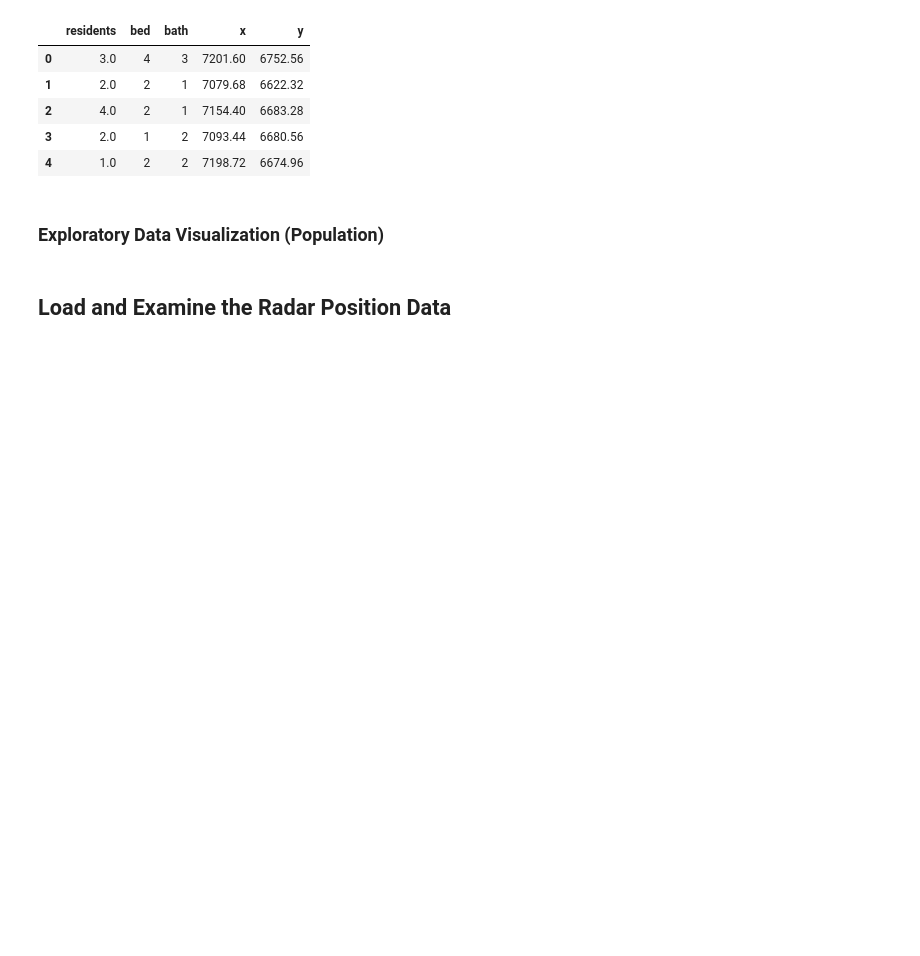
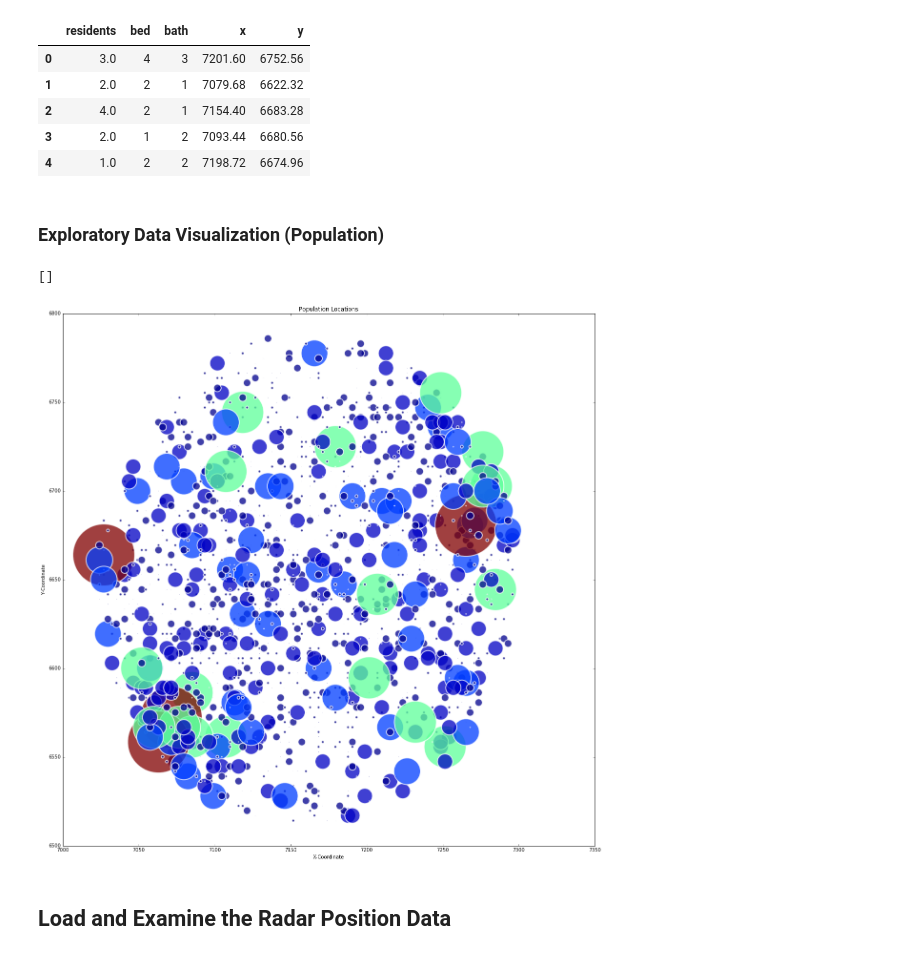
Before and after one commit to rickfarmer/harvard-cs-109a-data-science, a Jupyter notebook: Farmer_Rick_CS109A_Midterm.ipynb, the cells around one changed output. Saved outputs shown, nothing was run; the diff lists cells and outputs as text; code cells hidden in the pictures; blank space fills up the shorter version.

```diff
--- a/Farmer_Rick_CS109A_Midterm.ipynb
+++ b/Farmer_Rick_CS109A_Midterm.ipynb
@@ -104,6 +107,21 @@ First five rows:
 | 4 | 1.0 | 2 | 2 | 7198.72 | 6674.96 |
 # %% [markdown]
 ### Exploratory Data Visualization (Population)
+# %%
+# Assign the residents in a geven area, and the coordinates for plotting
+residents, pop_x, pop_y =  pop_df['residents']**5, pop_df['x'], pop_df['y']
+
+# Create the figure ]
+fig = plt.figure(figsize=(20,20))
+ax1 = plt.axes()
+ax1.scatter(pop_x, pop_y, s=residents, c=residents, linewidths=2, edgecolor='w').set_alpha(0.75)
+ax1.set_xlabel('X-Coordinate')
+ax1.set_ylabel('Y-Coordinate')
+ax1.set_title('Population Locations')
+plot()
+# %% [output]
+[]
+[figure, added]
 # %% [markdown]
 ## Load and Examine the Radar Position Data
 # %%
```
Also changed, not shown: parts of 5 cells of this notebook, 1 other file.
